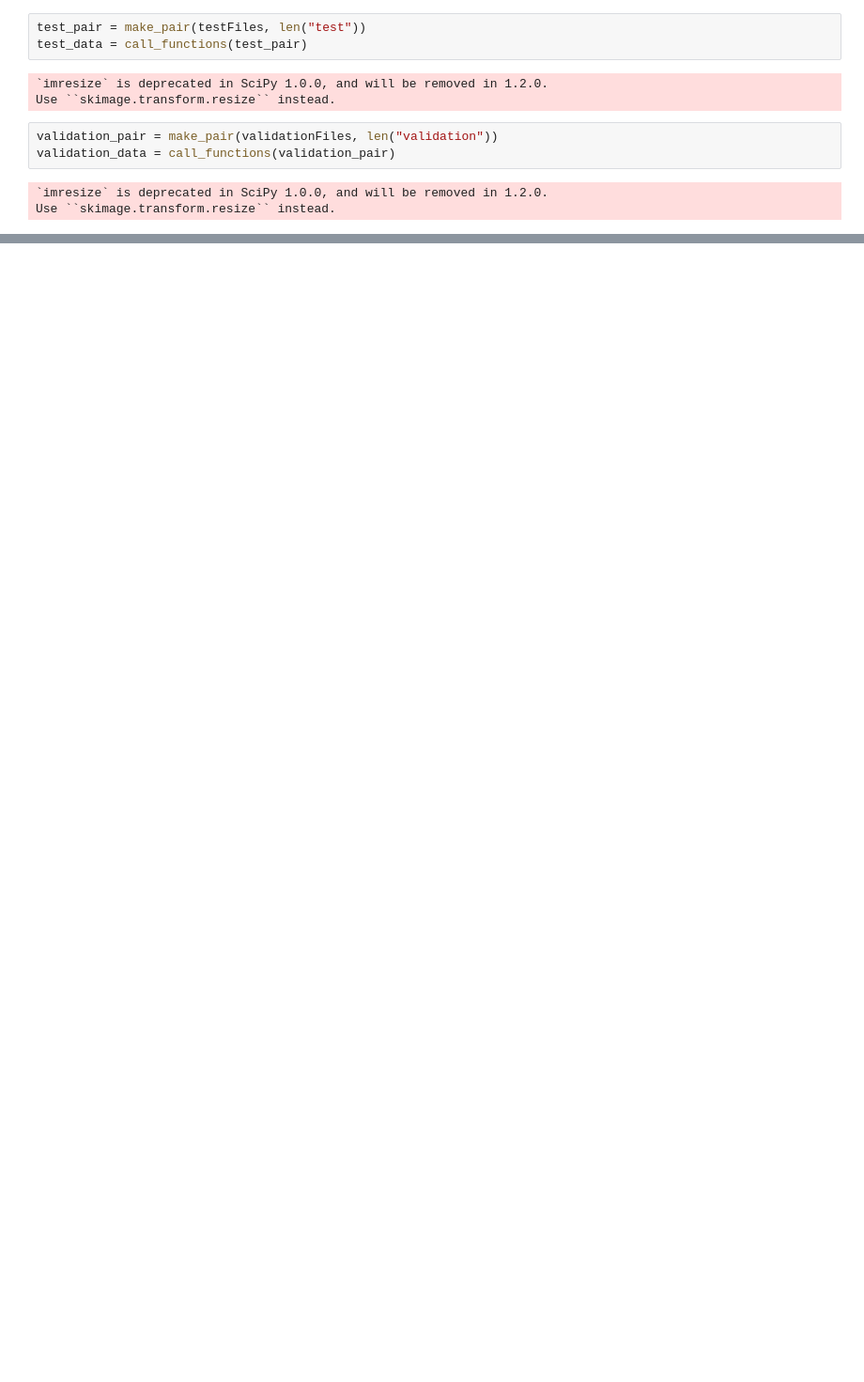
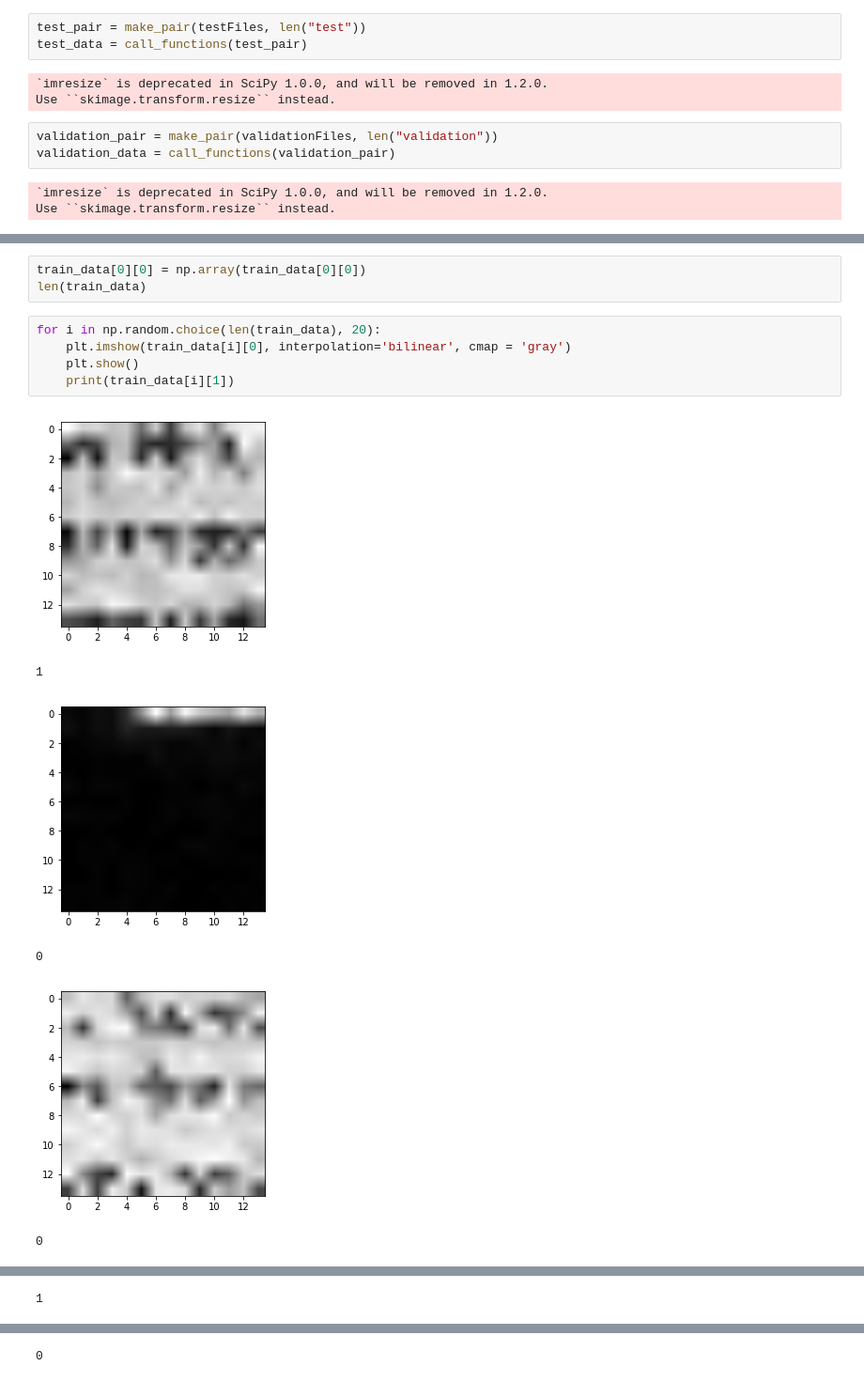
Before and after one commit to PoorvaRane/Textbox-Extraction, a Jupyter notebook: Data Processing.ipynb, the cells around one changed output, grey strips where cells are left out. Shown: that part at 94% size. Drawn from its saved outputs; the diff is of its cells as text; blank space fills up the shorter version.

```diff
--- a/Data Processing.ipynb
+++ b/Data Processing.ipynb
@@ -261,0 +268,15 @@ test_data[0][0].shape
+# %%
+train_data[0][0] = np.array(train_data[0][0])
+len(train_data)
+# %%
+for i in np.random.choice(len(train_data), 20):
+    plt.imshow(train_data[i][0], interpolation='bilinear', cmap = 'gray')
+    plt.show()
+    print(train_data[i][1])
+# %% [output]
+[figure, added]
+1
+[figure, added]
+0
+[figure, added]
+0
@@ -261,0 +284 @@ test_data[0][0].shape
+1
@@ -261,0 +286 @@ test_data[0][0].shape
+0
```
Also changed, not shown: parts of 11 cells of this notebook, 27 other files.
